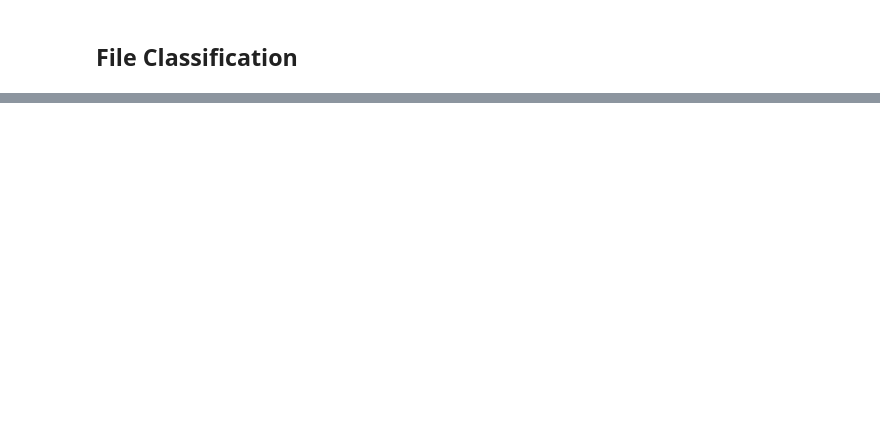
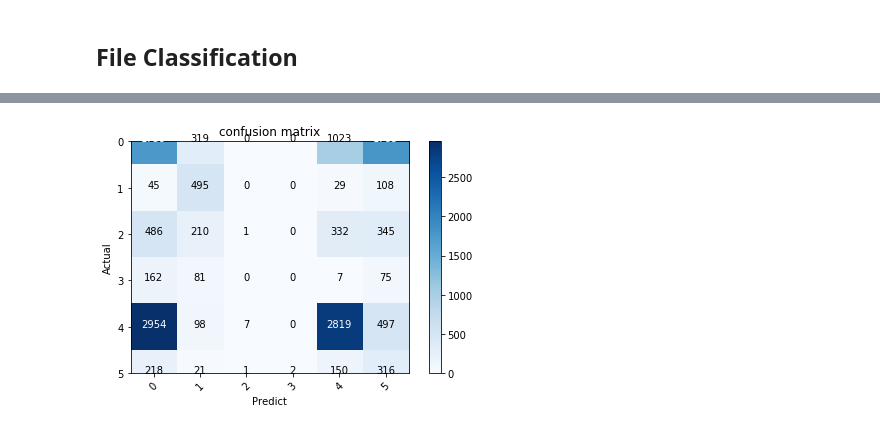
Before and after one commit to rewong03/xtract-classifier, a Jupyter notebook: file_autoencoder.ipynb, the cells around one changed output, grey strips where cells are left out. Saved outputs shown, nothing was run; the diff lists cells and outputs as text; code cells hidden in the pictures; blank space fills up the shorter version.

```diff
--- a/file_autoencoder.ipynb
+++ b/file_autoencoder.ipynb
@@ -287,0 +294,18 @@ ValueError: Error when checking target: expected dense_59 to have shape (5,) but
+# %%
+import csv
+
+validation_path = "/Users/ryan/Documents/CS/CDAC/official_xtract/xtract-sampler/automated_training_results/cdiac_naivetruth.csv"
+
+validation_labels, validation_paths = grab_labels(validation_path)
+validation_labels.pop(0) #Gets rid of headers
+validation_paths.pop(0)
+
+validation_features = []
+
+for validation_path in validation_paths:
+    validation_features.append(feature_from_file(validation_path))
+
+validation_encoded = encoder.predict(translate_bytes(validation_features))
+validation_labels = he.fit_transform(le.fit_transform(validation_labels).reshape(-1, 1)).toarray()
+
+validation_predictions = classifier_model.predict(validation_encoded, verbose=True)
@@ -287,0 +317,63 @@ ValueError: Error when checking target: expected dense_59 to have shape (5,) but
+# %%
+from pycm import ConfusionMatrix
+import itertools
+
+# Function: Convert from categorical back to numerical value
+def convert_to_index(array_categorical):
+    array_index = [np.argmax(array_temp) for array_temp in array_categorical]
+    return array_index
+
+def plot_confusion_matrix(cm,
+                          normalize=False,
+                          title='Confusion matrix',
+                          cmap=plt.cm.Blues):
+    """
+    This function modified to plots the ConfusionMatrix object.
+    Normalization can be applied by setting `normalize=True`.
+
+    Code Reference :
+    http://scikit-learn.org/stable/auto_examples/model_selection/plot_confusion_matrix.html
+
+    This script is derived from PyCM repository: https://github.com/sepandhaghighi/pycm
+
+    """
+
+    plt_cm = []
+    for i in cm.classes :
+        row=[]
+        for j in cm.classes:
+            row.append(cm.table[i][j])
+        plt_cm.append(row)
+    plt_cm = np.array(plt_cm)
+    if normalize:
+        plt_cm = plt_cm.astype('float') / plt_cm.sum(axis=1)[:, np.newaxis]
+    plt.imshow(plt_cm, interpolation='nearest', cmap=cmap)
+    plt.title(title)
+    plt.colorbar()
+    tick_marks = np.arange(len(cm.classes))
+    plt.xticks(tick_marks, cm.classes, rotation=45)
+    plt.yticks(tick_marks, cm.classes)
+
+    fmt = '.2f' if normalize else 'd'
+    thresh = plt_cm.max() / 2.
+    for i, j in itertools.product(range(plt_cm.shape[0]), range(plt_cm.shape[1])):
+        plt.text(j, i, format(plt_cm[i, j], fmt),
+                 horizontalalignment="center",
+                 color="white" if plt_cm[i, j] > thresh else "black")
+
+    plt.tight_layout()
+    plt.ylabel('Actual')
+    plt.xlabel('Predict')
+# apply conversion function to data
+y_test_ind = convert_to_index(validation_labels)
+y_pred_test_ind = convert_to_index(validation_predictions)
+
+# compute confusion matrix
+cm_test = ConfusionMatrix(y_test_ind, y_pred_test_ind)
+np.set_printoptions(precision=2)
+
+# plot confusion matrix result
+plt.figure()
+plot_confusion_matrix(cm_test,title='confusion matrix')
+# %% [output]
+[figure, added]
```
Also changed, not shown: parts of 12 cells of this notebook.
